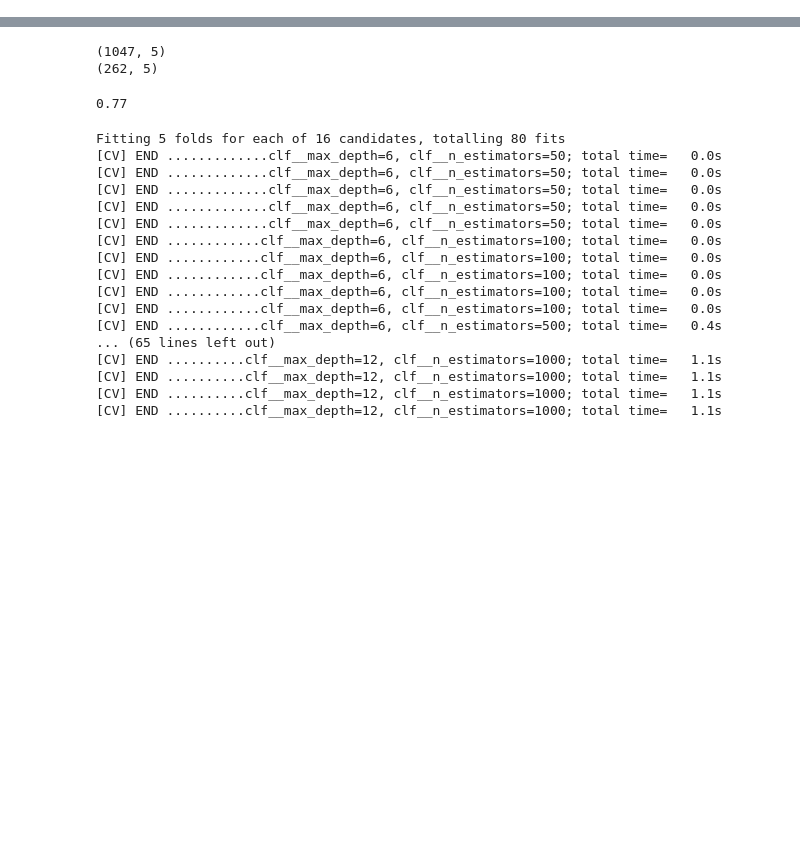
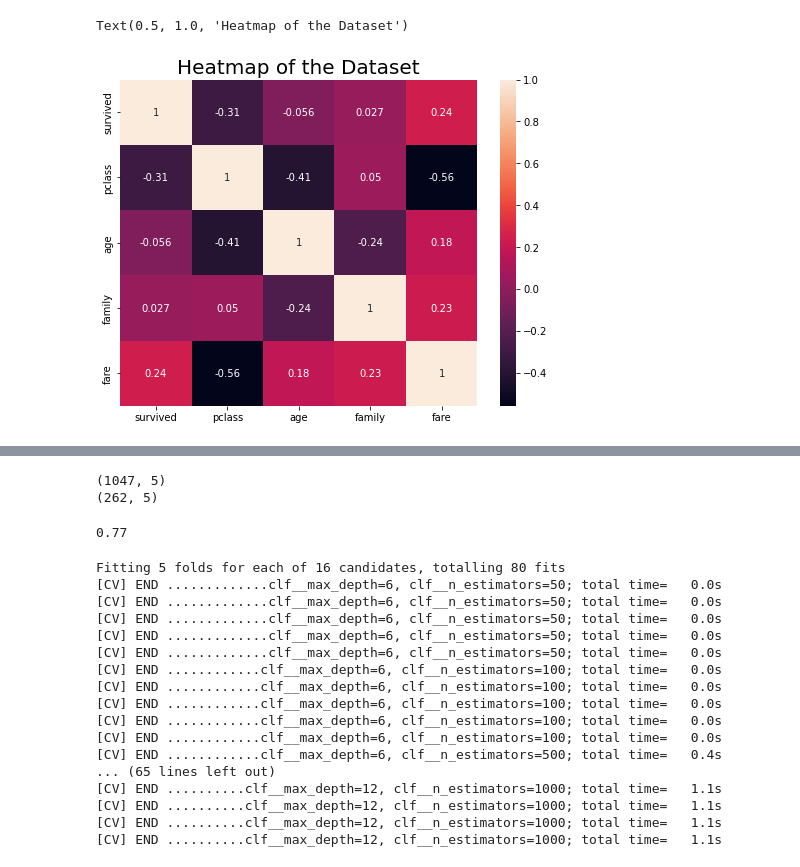
Before and after one commit to HyeonuJeong/Mycakd5, a Jupyter notebook: m2_분석라이브러리활용/visualization/titanic.ipynb, the cells around one changed output, grey strips where cells are left out. Saved outputs shown, nothing was run; the diff lists cells and outputs as text; code cells hidden in the pictures; blank space fills up the shorter version.

```diff
--- a/m2_분석라이브러리활용/visualization/titanic.ipynb
+++ b/m2_분석라이브러리활용/visualization/titanic.ipynb
@@ -1,2 +42,9 @@
+# %%
+plt.figure(figsize=(8,6))
+sns.heatmap(df[['survived','pclass','sex','age','family','fare']].corr(),annot=True)
+plt.title('Heatmap of the Dataset', fontsize=20)
+# %% [output]
+Text(0.5, 1.0, 'Heatmap of the Dataset')
+[figure, added]
 # %%
 import pandas as pd
```
Also changed, not shown: parts of 3 cells of this notebook, 15 other files.
